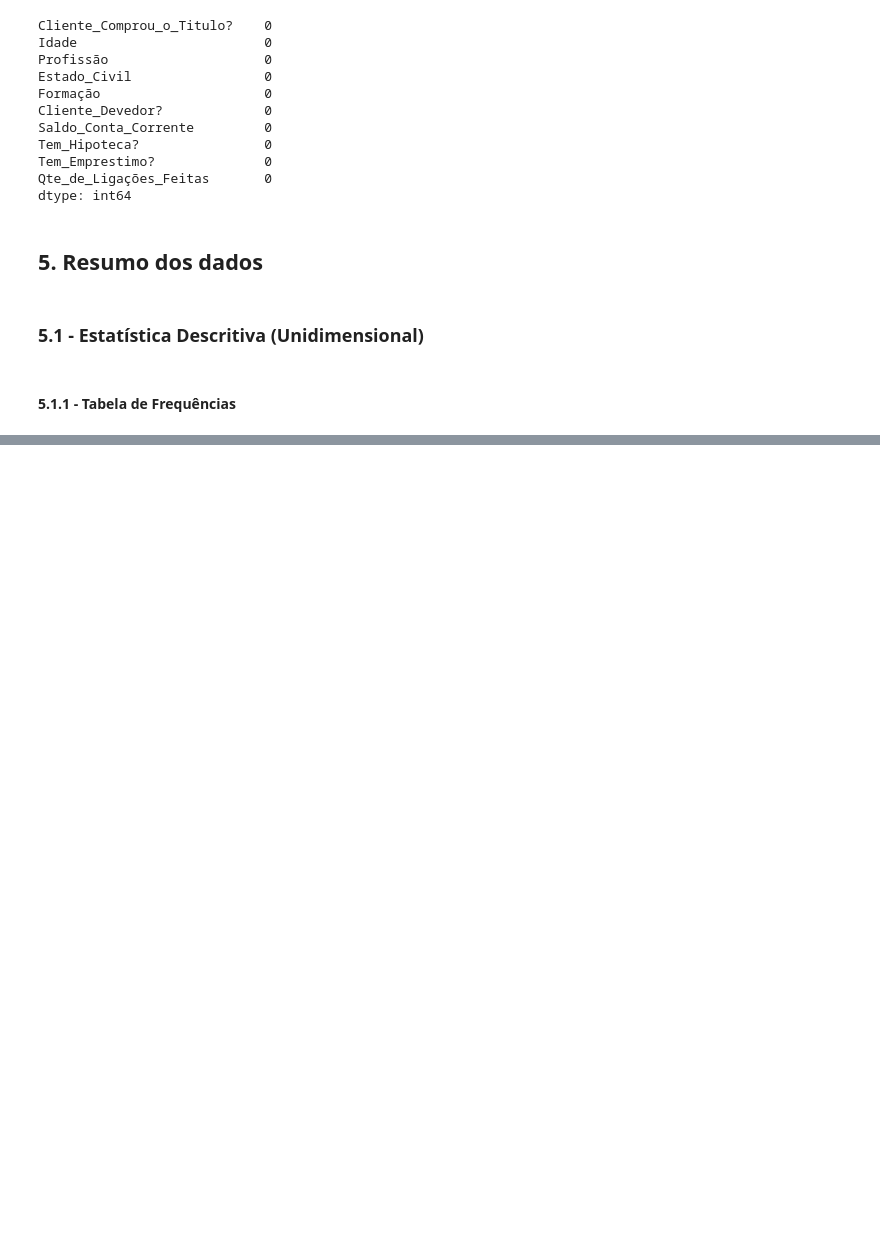
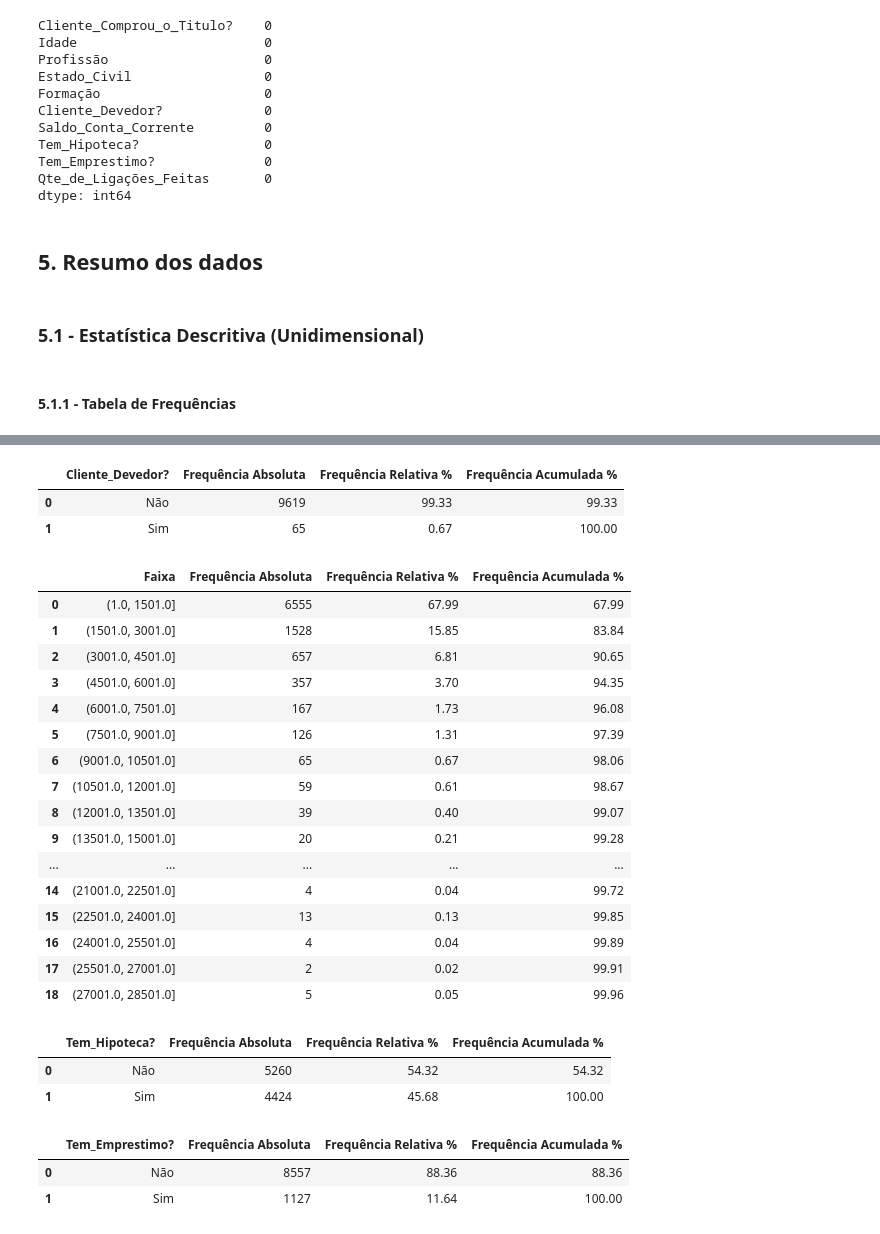
Before and after one commit to ricardo-paganini/Analytics-ProdutoBancario, a Jupyter notebook: Analytics-ProdutoBancario.ipynb, the cells around one changed output, grey strips where cells are left out. Cells and saved outputs as stored; diff of their text form; code cells hidden in the pictures; blank space fills up the shorter version.

```diff
--- a/Analytics-ProdutoBancario.ipynb
+++ b/Analytics-ProdutoBancario.ipynb
@@ -138,0 +169,46 @@ Name: count, dtype: int64
+# %%
+# Cliente_Devedor?
+
+display(h.frequencias_cat(df1,'Cliente_Devedor?'))
+# %% [output]
+|  | Cliente_Devedor? | Frequência Absoluta | Frequência Relativa % | Frequência Acumulada % |
+| 0 | Não | 9619 | 99.33 | 99.33 |
+| 1 | Sim | 65 | 0.67 | 100.00 |
+# %%
+# Saldo_Conta_Corrente
+
+display(h.frequencias_num(df1,'Saldo_Conta_Corrente',1500))
+# %% [output]
+|  | Faixa | Frequência Absoluta | Frequência Relativa % | Frequência Acumulada % |
+| 0 | (1.0, 1501.0] | 6555 | 67.99 | 67.99 |
+| 1 | (1501.0, 3001.0] | 1528 | 15.85 | 83.84 |
+| 2 | (3001.0, 4501.0] | 657 | 6.81 | 90.65 |
+| 3 | (4501.0, 6001.0] | 357 | 3.70 | 94.35 |
+| 4 | (6001.0, 7501.0] | 167 | 1.73 | 96.08 |
+| 5 | (7501.0, 9001.0] | 126 | 1.31 | 97.39 |
+| 6 | (9001.0, 10501.0] | 65 | 0.67 | 98.06 |
+| 7 | (10501.0, 12001.0] | 59 | 0.61 | 98.67 |
+| 8 | (12001.0, 13501.0] | 39 | 0.40 | 99.07 |
+| 9 | (13501.0, 15001.0] | 20 | 0.21 | 99.28 |
+| ... | ... | ... | ... | ... |
+| 14 | (21001.0, 22501.0] | 4 | 0.04 | 99.72 |
+| 15 | (22501.0, 24001.0] | 13 | 0.13 | 99.85 |
+| 16 | (24001.0, 25501.0] | 4 | 0.04 | 99.89 |
+| 17 | (25501.0, 27001.0] | 2 | 0.02 | 99.91 |
+| 18 | (27001.0, 28501.0] | 5 | 0.05 | 99.96 |
+# %%
+# Tem_Hipoteca?
+
+display(h.frequencias_cat(df1,'Tem_Hipoteca?'))
+# %% [output]
+|  | Tem_Hipoteca? | Frequência Absoluta | Frequência Relativa % | Frequência Acumulada % |
+| 0 | Não | 5260 | 54.32 | 54.32 |
+| 1 | Sim | 4424 | 45.68 | 100.00 |
+# %%
+# Tem_Emprestimo?
+
+display(h.frequencias_cat(df1,'Tem_Emprestimo?'))
+# %% [output]
+|  | Tem_Emprestimo? | Frequência Absoluta | Frequência Relativa % | Frequência Acumulada % |
+| 0 | Não | 8557 | 88.36 | 88.36 |
+| 1 | Sim | 1127 | 11.64 | 100.00 |
```
Also changed, not shown: parts of 22 cells of this notebook, 3 other files.
